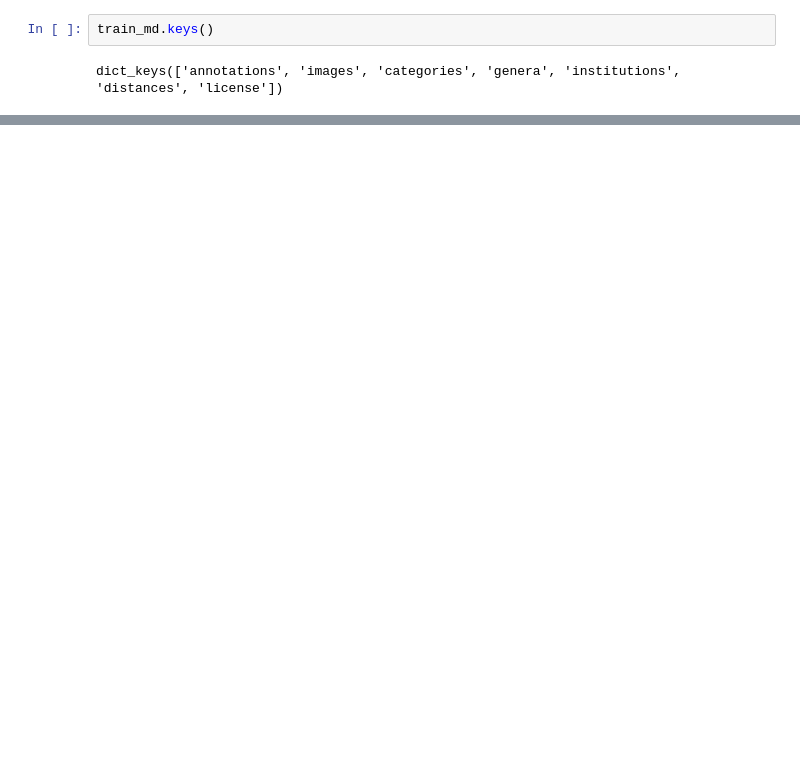
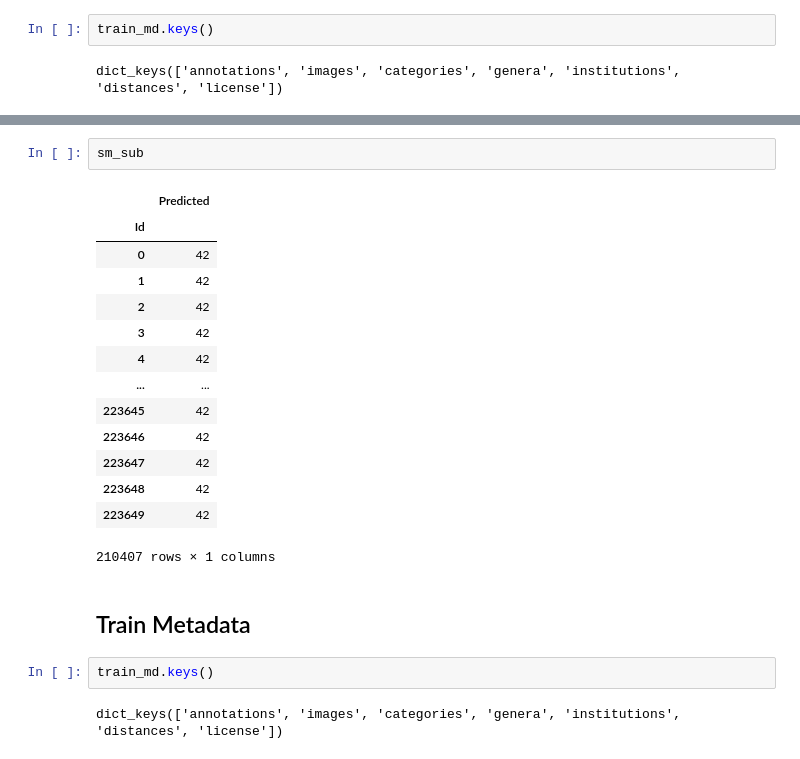
Before and after one commit to tornikeo/kaggle, a Jupyter notebook: tensorflow-starter.ipynb, the cells around one changed output, grey strips where cells are left out. Saved outputs shown, nothing was run; the diff lists cells and outputs as text; blank space fills up the shorter version.

```diff
--- a/tensorflow-starter.ipynb
+++ b/tensorflow-starter.ipynb
@@ -31,0 +58,23 @@ dict_keys(['annotations', 'images', 'categories', 'genera', 'institutions', 'dis
+# %%
+sm_sub
+# %% [output]
+|  | Predicted |
+| Id |  |
+| 0 | 42 |
+| 1 | 42 |
+| 2 | 42 |
+| 3 | 42 |
+| 4 | 42 |
+| ... | ... |
+| 223645 | 42 |
+| 223646 | 42 |
+| 223647 | 42 |
+| 223648 | 42 |
+| 223649 | 42 |
+210407 rows × 1 columns
+# %% [markdown]
+## Train Metadata
+# %%
+train_md.keys()
+# %% [output]
+dict_keys(['annotations', 'images', 'categories', 'genera', 'institutions', 'distances', 'license'])
```
Also changed, not shown: parts of 11 cells of this notebook.
